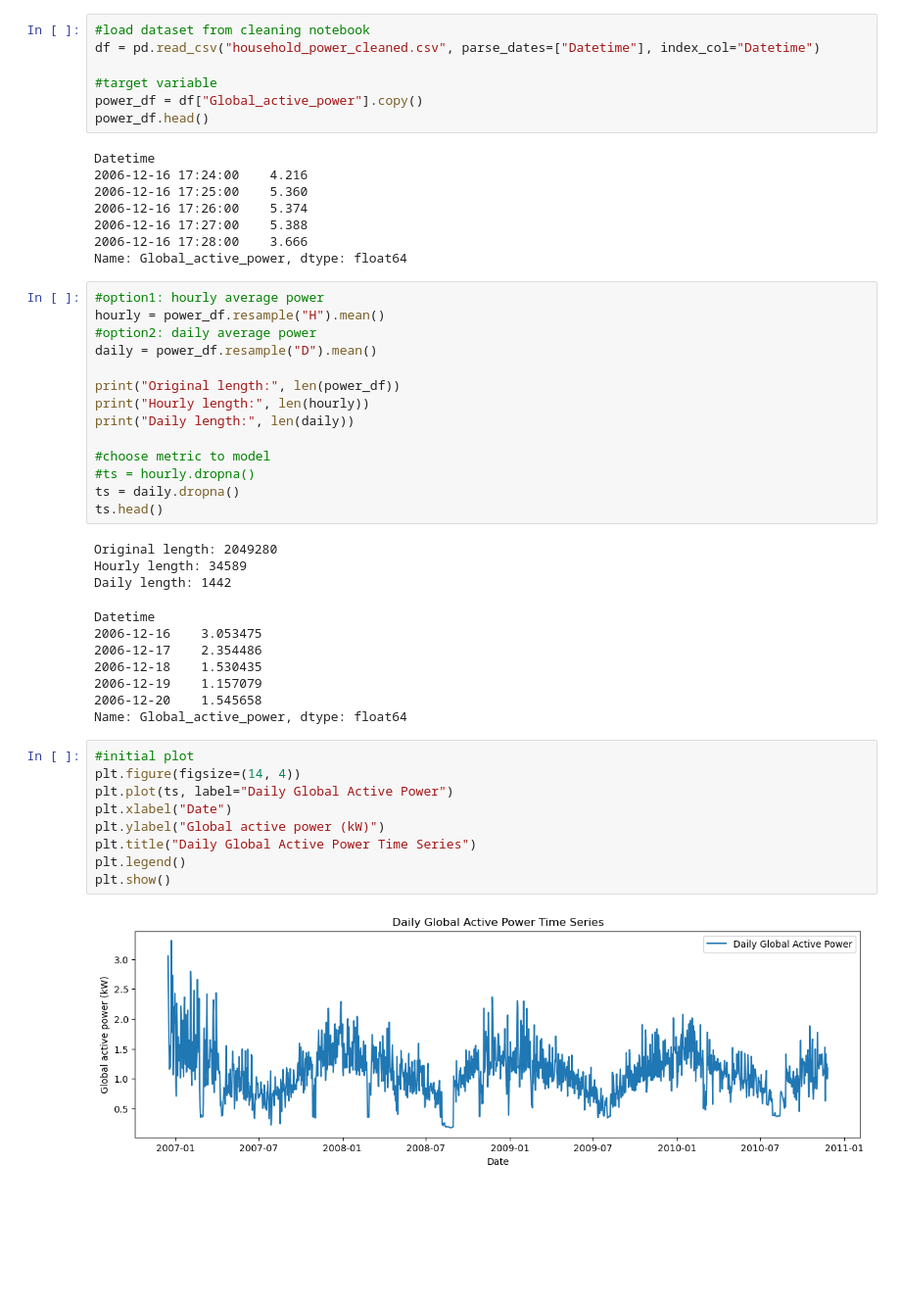
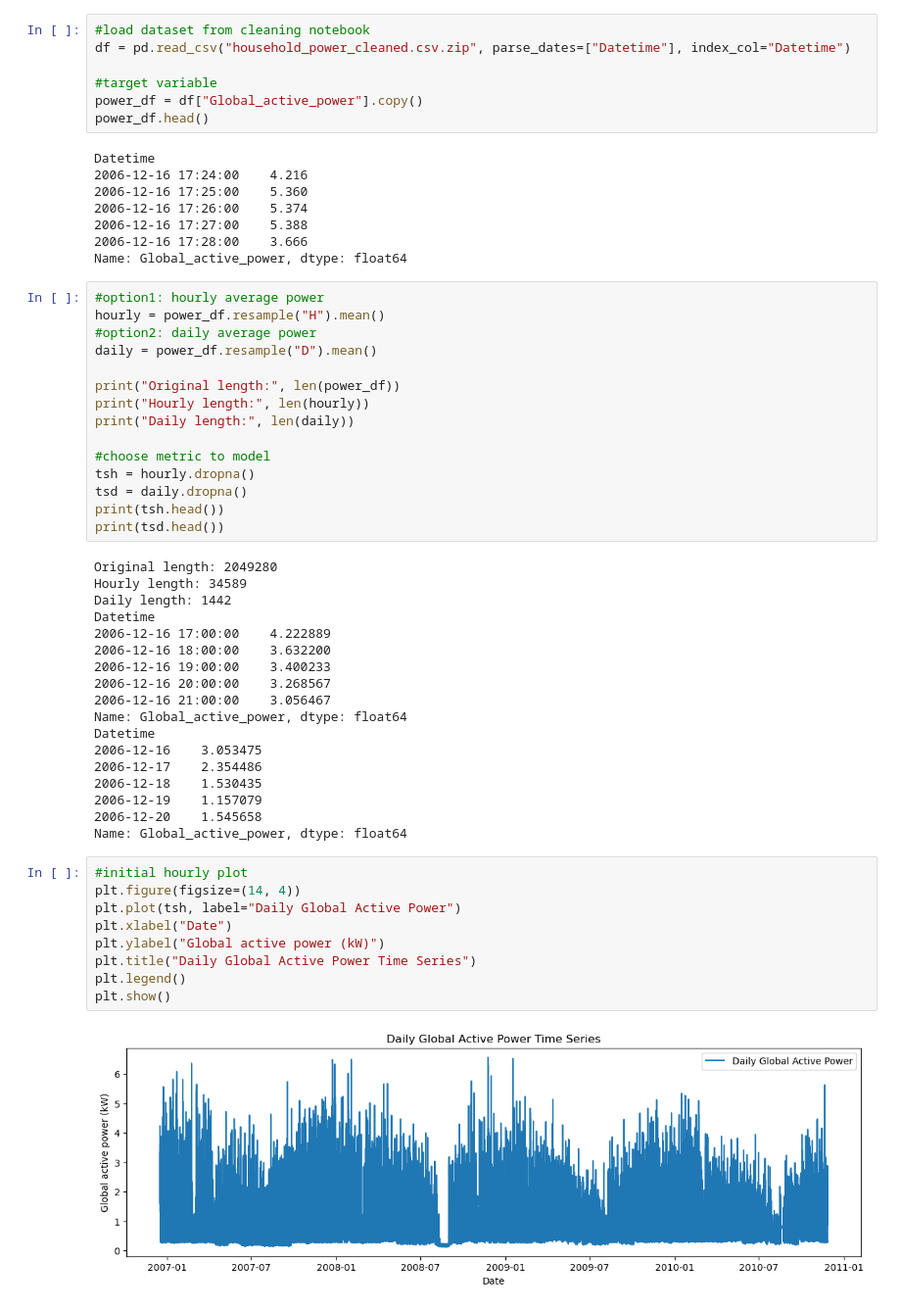
Before and after one commit to JingC5/DS4420_Final_Project, a Jupyter notebook: time_series.ipynb, the cells around one changed output. Shown at 98% size. Saved outputs shown, nothing was run; the diff lists cells and outputs as text; blank space fills up the shorter version.

```diff
--- a/time_series.ipynb
+++ b/time_series.ipynb
@@ -7,7 +8,7 @@ import pandas as pd
 import matplotlib.pyplot as plt
 # %%
 #load dataset from cleaning notebook
-df = pd.read_csv("household_power_cleaned.csv", parse_dates=["Datetime"], index_col="Datetime")
+df = pd.read_csv("household_power_cleaned.csv.zip", parse_dates=["Datetime"], index_col="Datetime")
 
 #target variable
 power_df = df["Global_active_power"].copy()
@@ -31,28 +32,36 @@ print("Hourly length:", len(hourly))
 print("Daily length:", len(daily))
 
 #choose metric to model
-#ts = hourly.dropna()
-ts = daily.dropna()
-ts.head()
+tsh = hourly.dropna()
+tsd = daily.dropna()
+print(tsh.head())
+print(tsd.head())
 # %% [output]
 Original length: 2049280
 Hourly length: 34589
 Daily length: 1442
+Datetime
+2006-12-16 17:00:00    4.222889
+2006-12-16 18:00:00    3.632200
+2006-12-16 19:00:00    3.400233
+2006-12-16 20:00:00    3.268567
+2006-12-16 21:00:00    3.056467
+Name: Global_active_power, dtype: float64
+Datetime
+2006-12-16    3.053475
+2006-12-17    2.354486
+2006-12-18    1.530435
+2006-12-19    1.157079
+2006-12-20    1.545658
+Name: Global_active_power, dtype: float64
-Datetime
-2006-12-16    3.053475
-2006-12-17    2.354486
-2006-12-18    1.530435
-2006-12-19    1.157079
-2006-12-20    1.545658
-Name: Global_active_power, dtype: float64
 # %%
-#initial plot
+#initial hourly plot
 plt.figure(figsize=(14, 4))
-plt.plot(ts, label="Daily Global Active Power")
+plt.plot(tsh, label="Daily Global Active Power")
 plt.xlabel("Date")
 plt.ylabel("Global active power (kW)")
 plt.title("Daily Global Active Power Time Series")
 plt.legend()
 plt.show()
 # %% [output]
-[figure, old version]
+[figure, new version]
```
Also changed, not shown: parts of 15 cells of this notebook, 3 other files.
